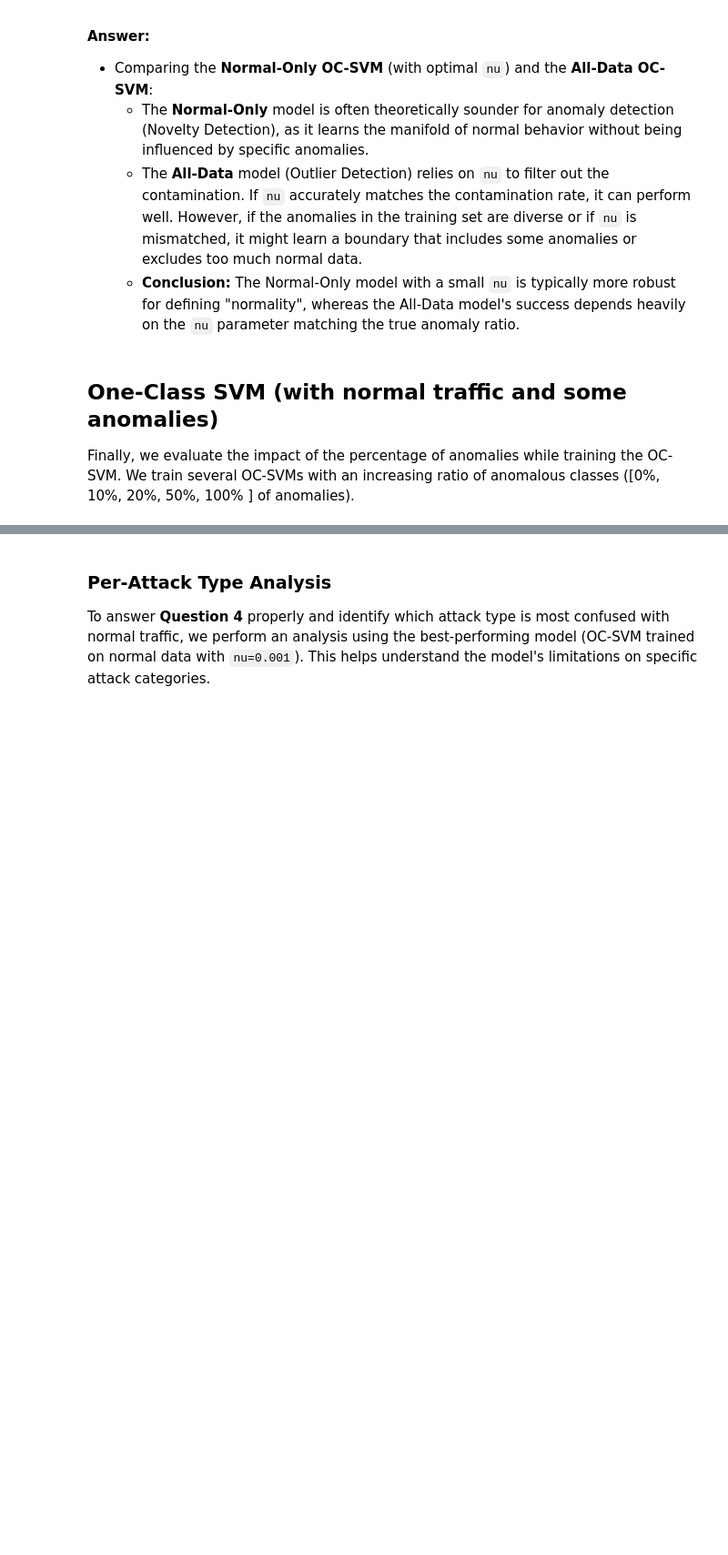
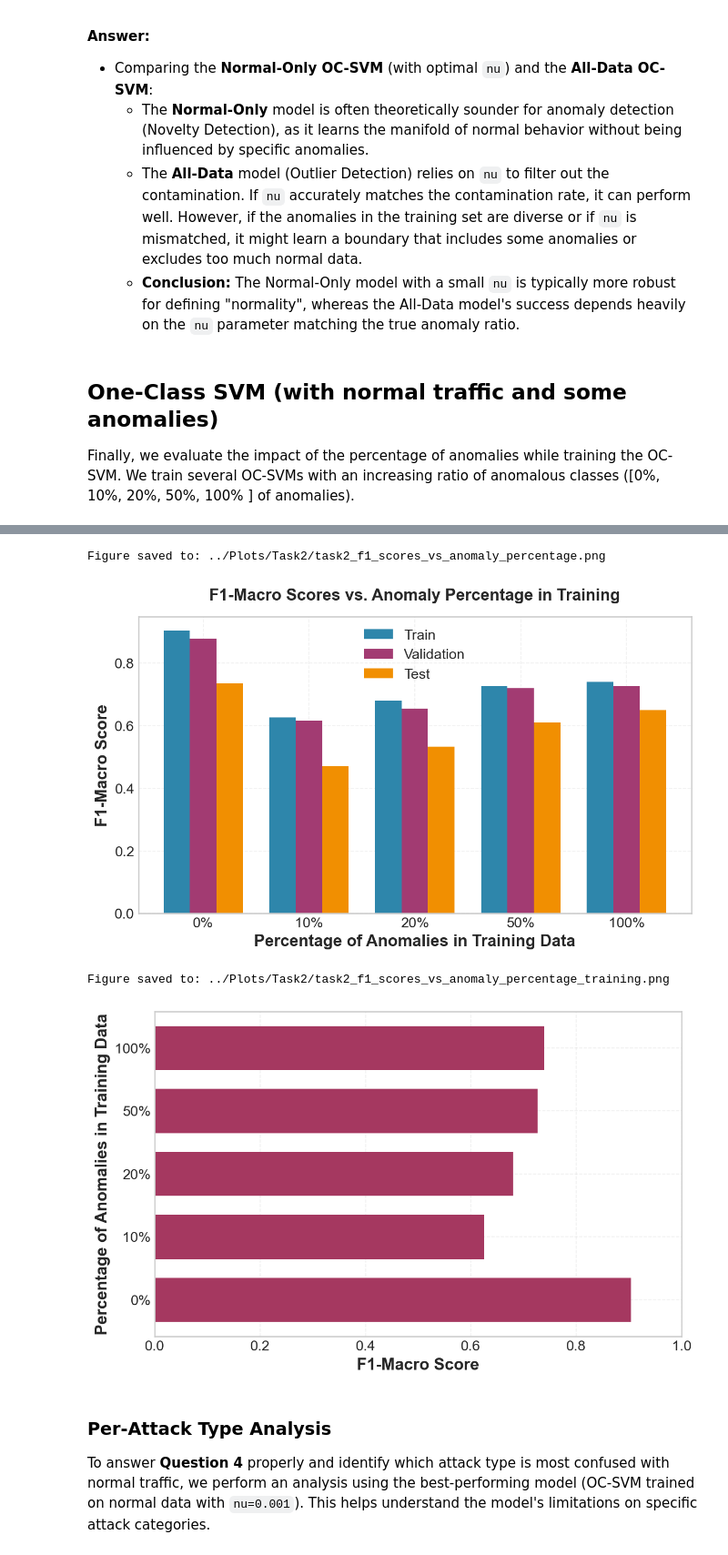
Before and after one commit to RenatoMignone/unsupervised-network-intrusion-detection, a Jupyter notebook: lab/notebooks/Task2.ipynb, the cells around one changed output, grey strips where cells are left out. Shown at 91% size. Saved outputs shown, nothing was run; the diff lists cells and outputs as text; code cells hidden in the pictures; blank space fills up the shorter version.

```diff
--- a/lab/notebooks/Task2.ipynb
+++ b/lab/notebooks/Task2.ipynb
@@ -575,3 +588,47 @@ Figure saved to: ../Plots/Task2/task2_f1_scores_vs_anomaly_percentage.png
+# %%
+# Plot F1-macro scores
+plt.figure(figsize=(8, 5))
+x_labels = [f'{int(p*100)}%' for p in percentages]
+x = np.arange(len(percentages))
+width = 0.25
+
+plt.bar(x - width, f1_scores_train, width, label='Train', color='#2E86AB')
+plt.bar(x, f1_scores_val, width, label='Validation', color='#A23B72')
+plt.bar(x + width, f1_scores_test, width, label='Test', color='#F18F01')
+
+plt.xlabel('Percentage of Anomalies in Training Data')
+plt.ylabel('F1-Macro Score')
+plt.title('F1-Macro Scores vs. Anomaly Percentage in Training', pad=15)
+plt.xticks(x, x_labels)
+plt.legend()
+plt.grid(axis='y', alpha=0.3, linestyle='--')
+plt.tight_layout()
+save_figure_for_report('task2_f1_scores_vs_anomaly_percentage.png')
+plt.show()
+
+# Plot F1-macro scores
+plt.figure(figsize=(8, 5))
+y_labels = [f'{int(p*100)}%' for p in percentages]
+x = np.arange(len(percentages))
+width=0.7
+
+#bar_colors = ['#caf0f8', '#90e0ef', '#00b4d8', '#0077b6', '#03045e']
+plt.barh(x, f1_scores_train, width, color='#a53860')
+
+plt.xlabel('F1-Macro Score')
+plt.ylabel('Percentage of Anomalies in Training Data')
+plt.yticks(x, y_labels)
+plt.legend()
+plt.xlim(0,1)
+plt.grid(axis='y', alpha=0.3, linestyle='--')
+plt.tight_layout()
+save_figure_for_report('task2_f1_scores_vs_anomaly_percentage_training.png')
+plt.show()
+# %% [output]
+Figure saved to: ../Plots/Task2/task2_f1_scores_vs_anomaly_percentage.png
+[figure, added]
+Figure saved to: ../Plots/Task2/task2_f1_scores_vs_anomaly_percentage_training.png
+[figure, added]
 # %% [markdown]
 ### Per-Attack Type Analysis
 
```
Also changed, not shown: parts of 8 cells of this notebook, 26 other files.
